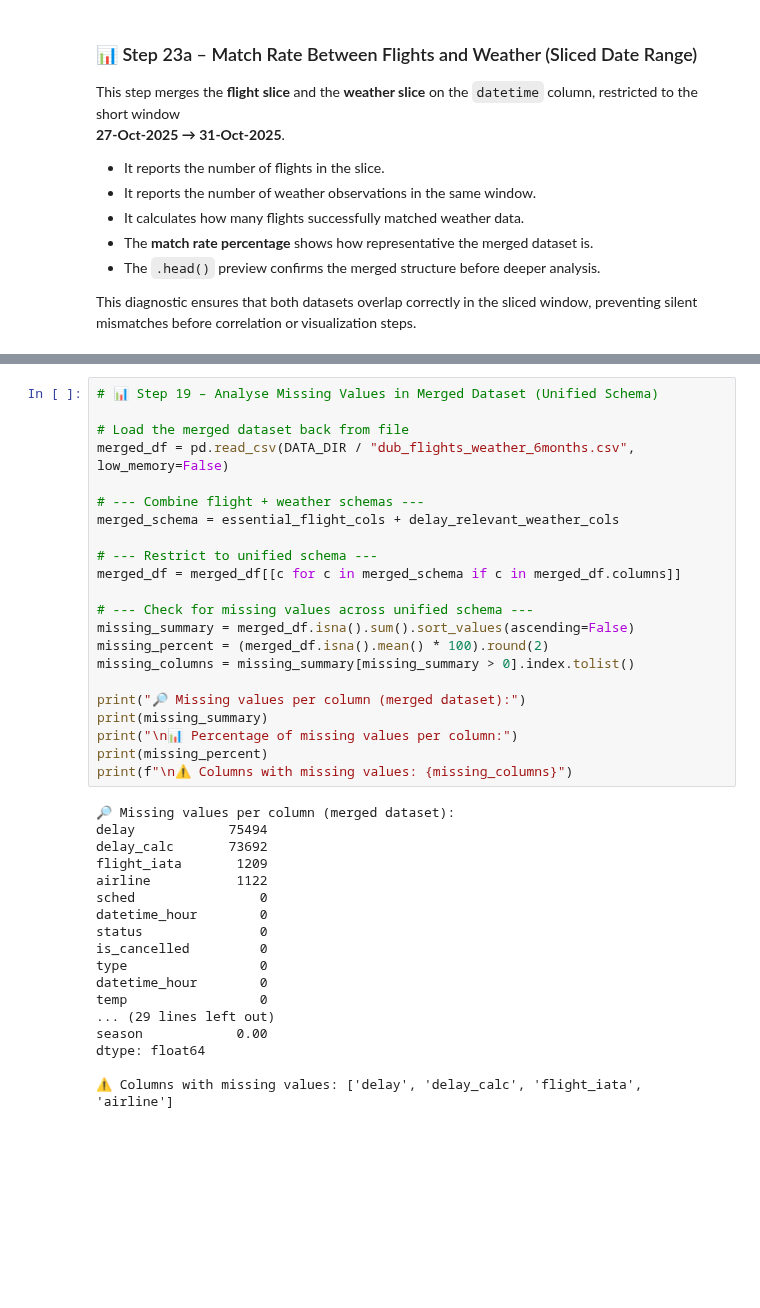
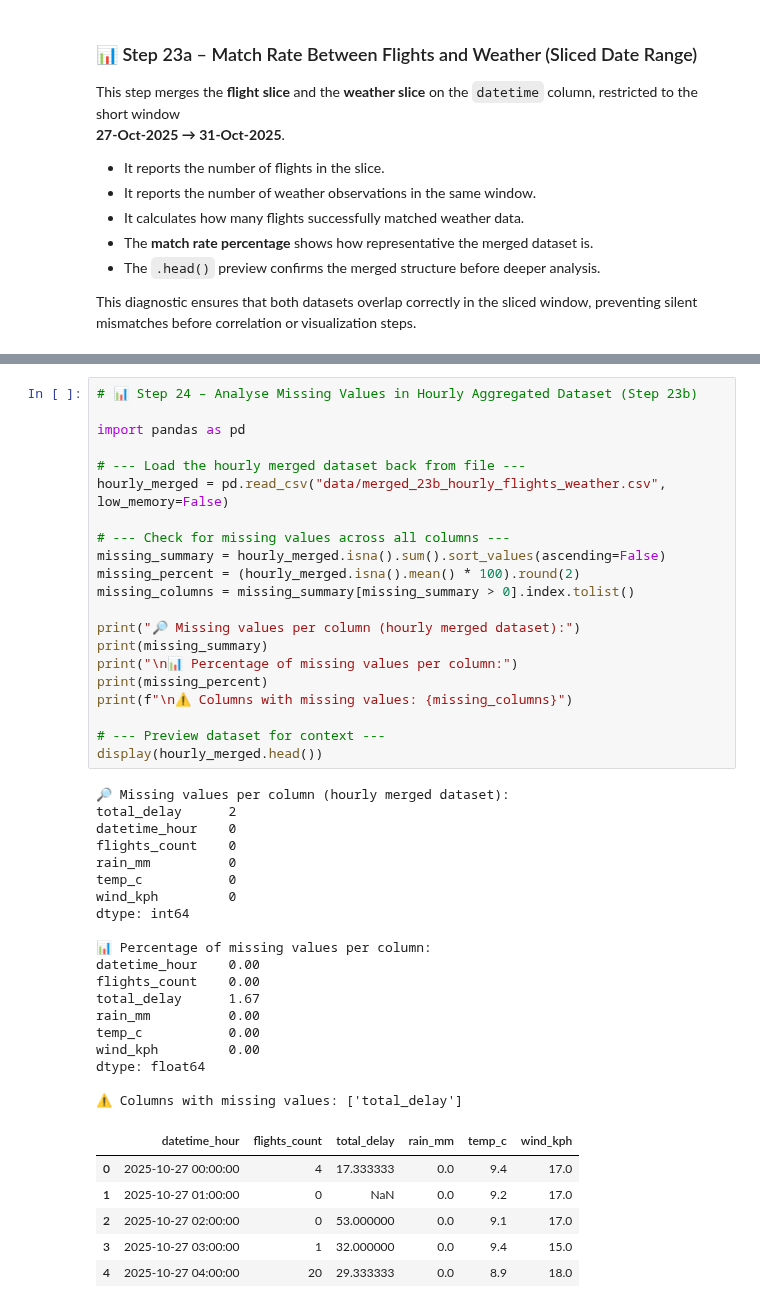
Before and after one commit to ECronin1973/programming-for-data-analytics, a Jupyter notebook: project/flight_reroute_dub.ipynb, the cells around one changed output, grey strips where cells are left out. Cells and saved outputs as stored; diff of their text form; blank space fills up the shorter version.

```diff
--- a/project/flight_reroute_dub.ipynb
+++ b/project/flight_reroute_dub.ipynb
@@ -2563,40 +2486,47 @@ enough to affect downstream analyses of flight delays vs. weather conditions.
 # %%
-# 📊 Step 19 – Analyse Missing Values in Merged Dataset (Unified Schema)
+# 📊 Step 24 – Analyse Missing Values in Hourly Aggregated Dataset (Step 23b)
 
-# Load the merged dataset back from file
-merged_df = pd.read_csv(DATA_DIR / "dub_flights_weather_6months.csv", low_memory=False)
+import pandas as pd
 
-# --- Combine flight + weather schemas ---
-merged_schema = essential_flight_cols + delay_relevant_weather_cols
+# --- Load the hourly merged dataset back from file ---
+hourly_merged = pd.read_csv("data/merged_23b_hourly_flights_weather.csv", low_memory=False)
 
-# --- Restrict to unified schema ---
-merged_df = merged_df[[c for c in merged_schema if c in merged_df.columns]]
-
-# --- Check for missing values across unified schema ---
-missing_summary = merged_df.isna().sum().sort_values(ascending=False)
-missing_percent = (merged_df.isna().mean() * 100).round(2)
+# --- Check for missing values across all columns ---
+missing_summary = hourly_merged.isna().sum().sort_values(ascending=False)
+missing_percent = (hourly_merged.isna().mean() * 100).round(2)
 missing_columns = missing_summary[missing_summary > 0].index.tolist()
 
-print("🔎 Missing values per column (merged dataset):")
+print("🔎 Missing values per column (hourly merged dataset):")
 print(missing_summary)
 print("\n📊 Percentage of missing values per column:")
 print(missing_percent)
 print(f"\n⚠️ Columns with missing values: {missing_columns}")
+
+# --- Preview dataset for context ---
+display(hourly_merged.head())
 # %% [output]
-🔎 Missing values per column (merged dataset):
-delay            75494
-delay_calc       73692
-flight_iata       1209
-airline           1122
-sched                0
-datetime_hour        0
-status               0
-is_cancelled         0
-type                 0
-datetime_hour        0
-temp                 0
-... (29 lines left out)
-season            0.00
+🔎 Missing values per column (hourly merged dataset):
+total_delay      2
+datetime_hour    0
+flights_count    0
+rain_mm          0
+temp_c           0
+wind_kph         0
+dtype: int64
+
+📊 Percentage of missing values per column:
+datetime_hour    0.00
+flights_count    0.00
+total_delay      1.67
+rain_mm          0.00
+temp_c           0.00
+wind_kph         0.00
 dtype: float64
 
-⚠️ Columns with missing values: ['delay', 'delay_calc', 'flight_iata', 'airline']
+⚠️ Columns with missing values: ['total_delay']
+|  | datetime_hour | flights_count | total_delay | rain_mm | temp_c | wind_kph |
+| 0 | 2025-10-27 00:00:00 | 4 | 17.333333 | 0.0 | 9.4 | 17.0 |
+| 1 | 2025-10-27 01:00:00 | 0 | NaN | 0.0 | 9.2 | 17.0 |
+| 2 | 2025-10-27 02:00:00 | 0 | 53.000000 | 0.0 | 9.1 | 17.0 |
+| 3 | 2025-10-27 03:00:00 | 1 | 32.000000 | 0.0 | 9.4 | 15.0 |
+| 4 | 2025-10-27 04:00:00 | 20 | 29.333333 | 0.0 | 8.9 | 18.0 |
```
Also changed, not shown: parts of 13 cells of this notebook, 6 other files.
